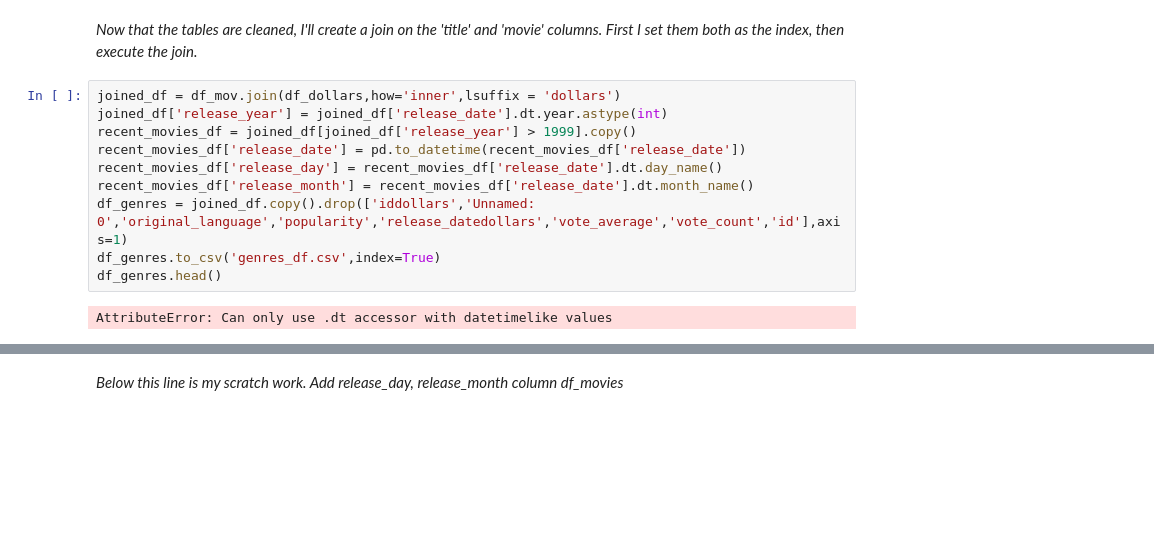
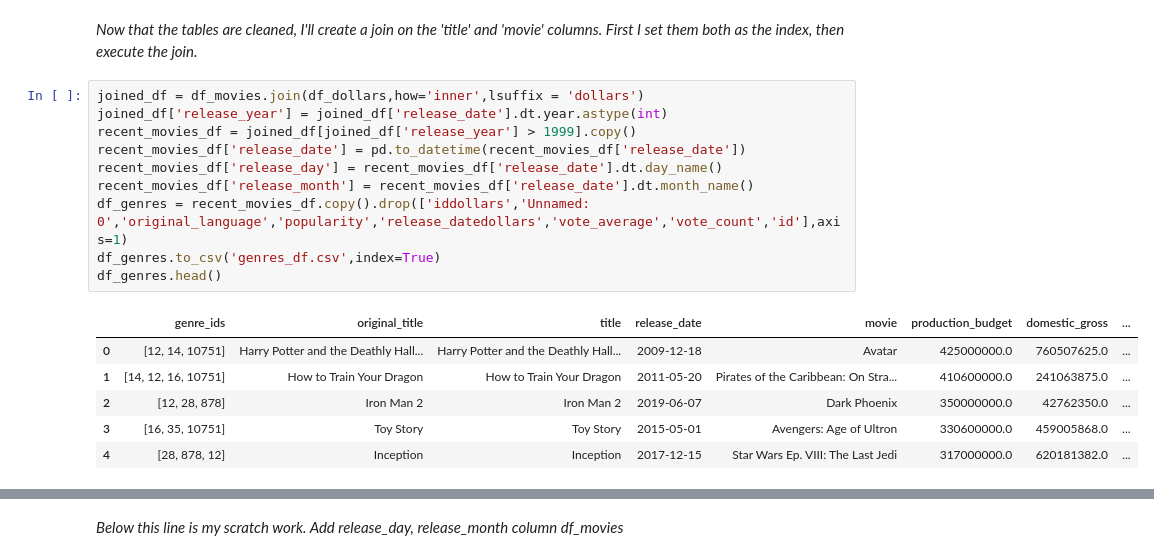
Before and after one commit to halemade/film_recommendations, a Jupyter notebook: release_and_ROI.ipynb, the cells around one changed output, grey strips where cells are left out. Drawn from its saved outputs; the diff is of its cells as text; blank space fills up the shorter version.

```diff
--- a/release_and_ROI.ipynb
+++ b/release_and_ROI.ipynb
@@ -48,14 +47,19 @@ df_dollars.head()
 # %% [markdown]
 *Now that the tables are cleaned, I'll create a join on the 'title' and 'movie' columns. First I set them both as the index, then execute the join.*
 # %%
-joined_df = df_mov.join(df_dollars,how='inner',lsuffix = 'dollars')
+joined_df = df_movies.join(df_dollars,how='inner',lsuffix = 'dollars')
 joined_df['release_year'] = joined_df['release_date'].dt.year.astype(int)
 recent_movies_df = joined_df[joined_df['release_year'] > 1999].copy()
 recent_movies_df['release_date'] = pd.to_datetime(recent_movies_df['release_date'])
 recent_movies_df['release_day'] = recent_movies_df['release_date'].dt.day_name()
 recent_movies_df['release_month'] = recent_movies_df['release_date'].dt.month_name()
-df_genres = joined_df.copy().drop(['iddollars','Unnamed: 0','original_language','popularity','release_datedollars','vote_average','vote_count','id'],axis=1)
+df_genres = recent_movies_df.copy().drop(['iddollars','Unnamed: 0','original_language','popularity','release_datedollars','vote_average','vote_count','id'],axis=1)
 df_genres.to_csv('genres_df.csv',index=True)
 df_genres.head()
 # %% [output]
-AttributeError: Can only use .dt accessor with datetimelike values
+|  | genre_ids | original_title | title | release_date | movie | production_budget | domestic_gross | ... |
+| 0 | [12, 14, 10751] | Harry Potter and the Deathly Hall... | Harry Potter and the Deathly Hall... | 2009-12-18 | Avatar | 425000000.0 | 760507625.0 | ... |
+| 1 | [14, 12, 16, 10751] | How to Train Your Dragon | How to Train Your Dragon | 2011-05-20 | Pirates of the Caribbean: On Stra... | 410600000.0 | 241063875.0 | ... |
+| 2 | [12, 28, 878] | Iron Man 2 | Iron Man 2 | 2019-06-07 | Dark Phoenix | 350000000.0 | 42762350.0 | ... |
+| 3 | [16, 35, 10751] | Toy Story | Toy Story | 2015-05-01 | Avengers: Age of Ultron | 330600000.0 | 459005868.0 | ... |
+| 4 | [28, 878, 12] | Inception | Inception | 2017-12-15 | Star Wars Ep. VIII: The Last Jedi | 317000000.0 | 620181382.0 | ... |
```
Also changed, not shown: parts of 8 cells of this notebook, 2 other files.
